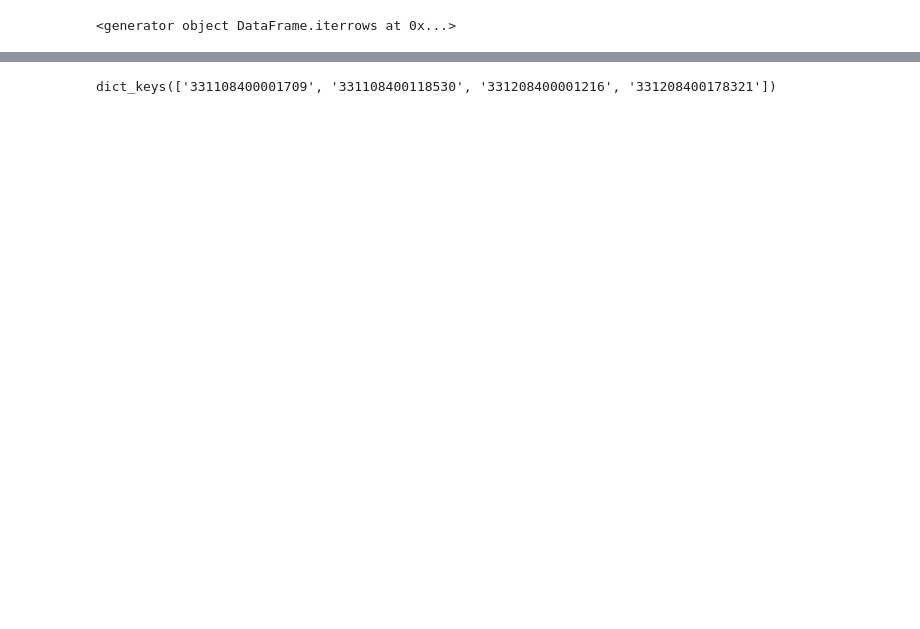
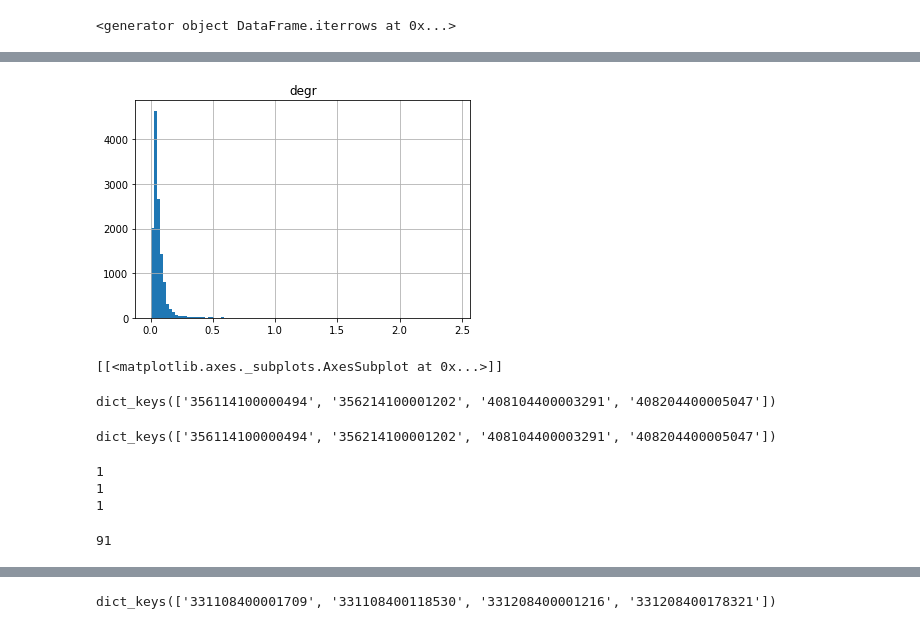
Before and after one commit to Rtut654/AstroProblems, a Jupyter notebook: Naydenkin_projectML.ipynb, the cells around one changed output, grey strips where cells are left out. Saved outputs shown, nothing was run; the diff lists cells and outputs as text; code cells hidden in the pictures; blank space fills up the shorter version.

```diff
--- a/Naydenkin_projectML.ipynb
+++ b/Naydenkin_projectML.ipynb
@@ -451,0 +771,8 @@ for (dirpath, dirnames, filenames) in walk(mypath):
+# %%
+listrrr=df.hist(bins=100).tolist()
+# %% [output]
+[figure, added]
+# %%
+listrrr
+# %% [output]
+[[<matplotlib.axes._subplots.AxesSubplot at 0x...>]]
@@ -451,0 +789,13 @@ for (dirpath, dirnames, filenames) in walk(mypath):
+# %%
+res = json.load(open(r"C:\Users\rtut6\Desktop\Backup\356114100000494.txt"))
+res.keys()
+# res1=res
+# res = json.load(open(r"C:\Users\rtut6\Desktop\Backup\3356214100001202.txt"))
+# res2=res
+# %% [output]
+dict_keys(['356114100000494', '356214100001202', '408104400003291', '408204400005047'])
+# %%
+res = json.load(open(r"C:\Users\rtut6\Desktop\Backup\408104400003291.txt"))
+res.keys()
+# %% [output]
+dict_keys(['356114100000494', '356214100001202', '408104400003291', '408204400005047'])
@@ -451,0 +807,52 @@ for (dirpath, dirnames, filenames) in walk(mypath):
+# %%
+# #loop for uploading all the txt files
+# file1 = open(r"C:\Users\rtut6\Desktop\Backup\246114400005055.txt")
+# d = {}
+# with open(r"C:\Users\rtut6\Desktop\Backup\246114400005055.txt") as f:
+#     for line in f:
+#         (key, val) = line.split()
+#         d[int(key)] = val
+# for i range(43000)
+# for names:
+
+# let's create a df for 4ID, for 2ID, for 1ID, 3ID, 6ID
+# list4=[None]*10000
+# k=0
+# for item in names:
+#     d2 = json.load(open(r"C:\Users\rtut6\Desktop\Backup\{}.txt".format(item)))
+#     if len(d2.keys())==4:
+#         list4[k]=item
+#         k=k+1
+#         if k % 1000==0:
+#             print(k)
+# k=0
+
+
+listtt=[]
+for item in my_list:
+    try:
+        res = json.load(open(r"C:\Users\rtut6\Desktop\Backup\{}.txt".format(item)))
+        c1=SkyCoord(res[list(res.keys())[0]]['meta']['coord']['ra']*u.degree, res[list(res.keys())[0]]['meta']['coord']['dec']*u.degree)
+        c2=SkyCoord(res[list(res.keys())[1]]['meta']['coord']['ra']*u.degree, res[list(res.keys())[1]]['meta']['coord']['dec']*u.degree)
+    #     c3=SkyCoord(res[list(res.keys())[2]]['meta']['coord']['ra']*u.degree, res[list(res.keys())[2]]['meta']['coord']['dec']*u.degree)
+    #     c4=SkyCoord(res[list(res.keys())[3]]['meta']['coord']['ra']*u.degree, res[list(res.keys())[3]]['meta']['coord']['dec']*u.degree)
+        sep1 = c1.separation(c2)*u.degree
+    #     sep2 = c2.separation(c3)*u.degree
+    #     sep3 = c3.separation(c4)*u.degree
+    #     sep4 = c2.separation(c4)*u.degree
+    #     sep5 = c1.separation(c4)*u.degree
+    #     sep6 = c1.separation(c3)*u.degree
+        listtt.append(sep1)
+    except:
+        print('1')
+#     if sep1.value>e or sep2.value>e or sep3.value>e or sep4.value>e or sep5.value>e or sep6.value>e:
+#         list41[k]=item
+#         k=k+1
+# df=pd.DataFrame(columns=['Nid','n_obs','filter','',''])
+# df.head()
+# list4
+# print(type(d2))
+# %% [output]
+1
+1
+1
@@ -451,0 +863,4 @@ for (dirpath, dirnames, filenames) in walk(mypath):
+# %%
+len(special)
+# %% [output]
+91
```
Also changed, not shown: parts of 102 cells of this notebook.
